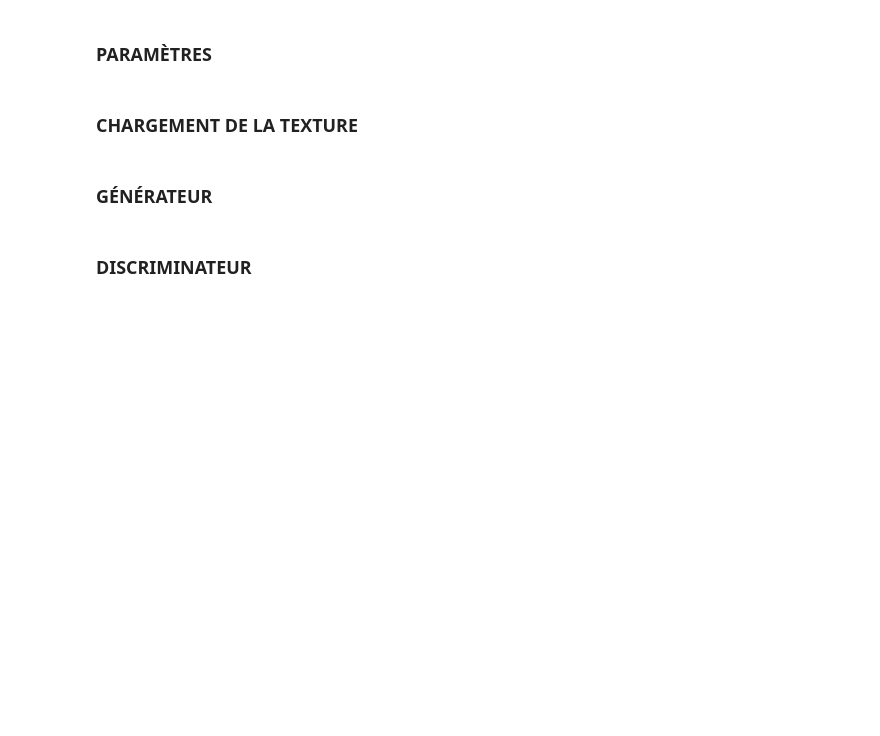
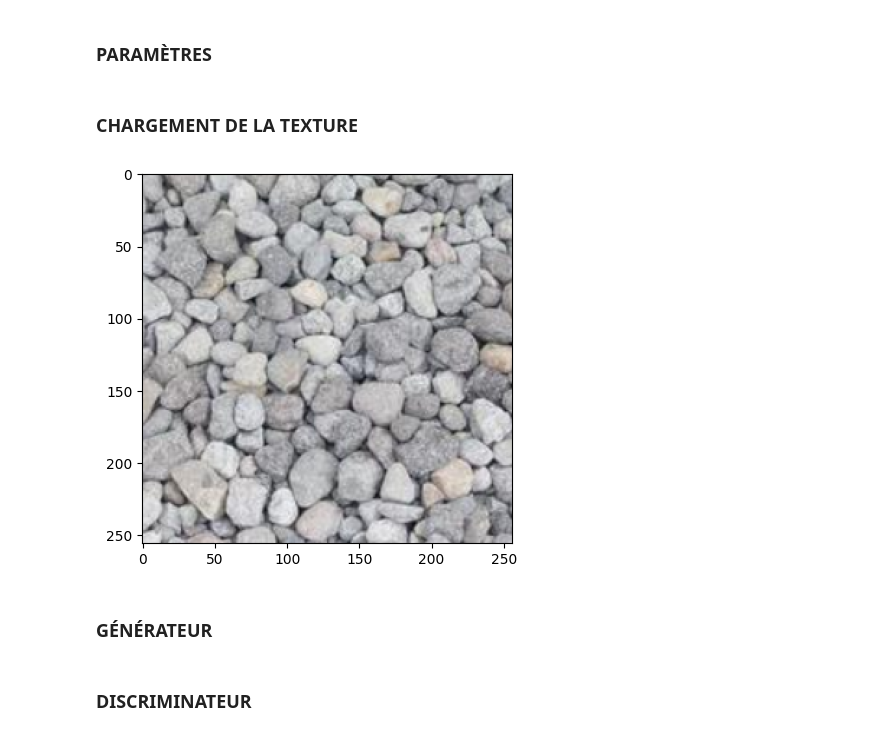
Before and after one commit to Tizmax/GANs-Textures-Generation, a Jupyter notebook: SGAN/SGAN.ipynb, the cells around one changed output. Drawn from its saved outputs; the diff is of its cells as text; code cells hidden in the pictures; blank space fills up the shorter version.

```diff
--- a/SGAN/SGAN.ipynb
+++ b/SGAN/SGAN.ipynb
@@ -9,7 +9,7 @@ import matplotlib.pyplot as plt
 ### PARAMÈTRES
 # %%
 LATENT_C = 128
-Z_H, Z_W = 16, 16
+Z_H, Z_W = 32, 32
 UPSCALE = 8
 IMG_SIZE = Z_H * UPSCALE  # 128
 PATCH_SIZE = 64
@@ -25,8 +25,13 @@ transform = transforms.Compose([
     transforms.Normalize(mean=[0.5]*3, std=[0.5]*3)  # [0,1] → [-1,1]
 ])
 
-img = Image.open("../Textures/gravel.jpg").convert("RGB")
+img = Image.open("../Textures/Original/gravel.jpg").convert("RGB")
 real_img = transform(img).unsqueeze(0).to(DEVICE)  # (1, 3, H, W)
+# %%
+plt.imshow((real_img.squeeze().permute(1, 2, 0).cpu().numpy() + 1)/2)
+plt.show()
+# %% [output]
+[figure, added]
 # %% [markdown]
 ### GÉNÉRATEUR
 # %%
```
Also changed, not shown: parts of 2 cells of this notebook, 36 other files.
